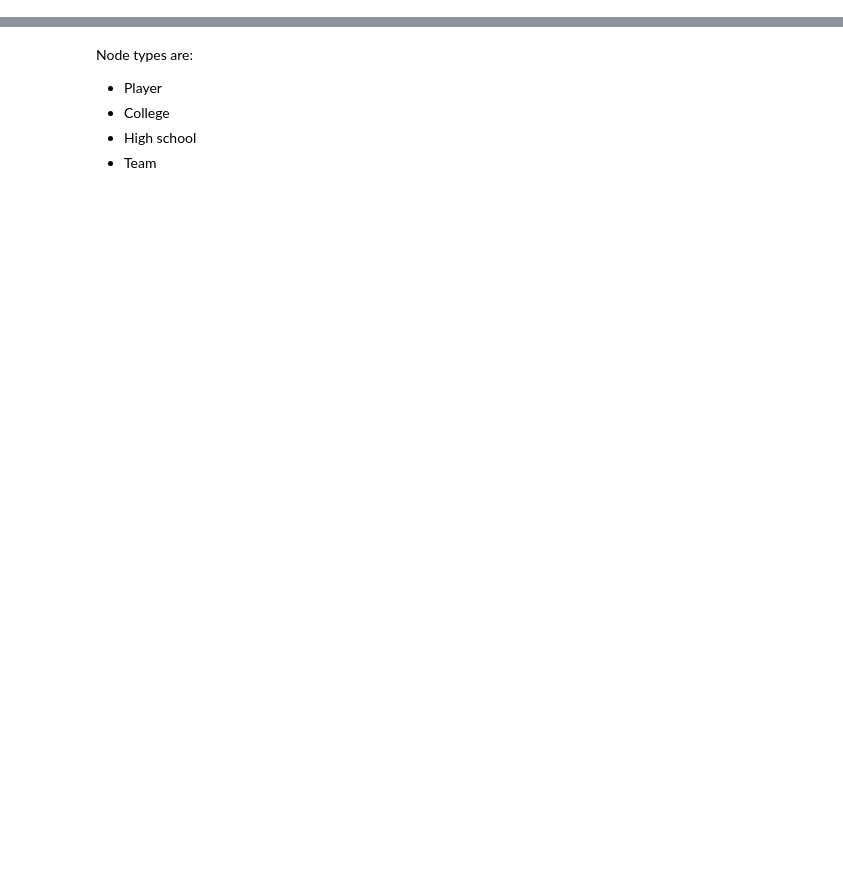
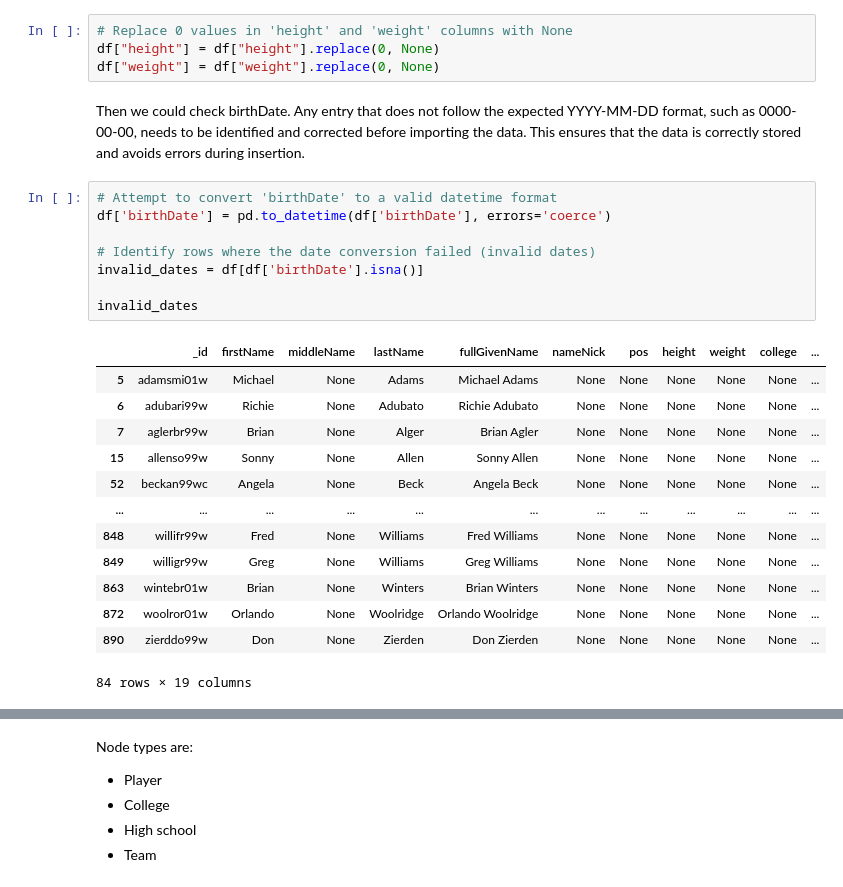
Before and after one commit to matounes/basket, a Jupyter notebook: eda.ipynb, the cells around one changed output, grey strips where cells are left out. Saved outputs shown, nothing was run; the diff lists cells and outputs as text; blank space fills up the shorter version.

```diff
--- a/eda.ipynb
+++ b/eda.ipynb
@@ -3,0 +163,28 @@ import numpy as np
+# %%
+# Replace 0 values in 'height' and 'weight' columns with None
+df["height"] = df["height"].replace(0, None)
+df["weight"] = df["weight"].replace(0, None)
+# %% [markdown]
+Then we could check birthDate. Any entry that does not follow the expected YYYY-MM-DD format, such as 0000-00-00, needs to be identified and corrected before importing the data. This ensures that the data is correctly stored and avoids errors during insertion.
+# %%
+# Attempt to convert 'birthDate' to a valid datetime format
+df['birthDate'] = pd.to_datetime(df['birthDate'], errors='coerce')
+
+# Identify rows where the date conversion failed (invalid dates)
+invalid_dates = df[df['birthDate'].isna()]
+
+invalid_dates
+# %% [output]
+|  | _id | firstName | middleName | lastName | fullGivenName | nameNick | pos | height | weight | college | ... |
+| 5 | adamsmi01w | Michael | None | Adams | Michael Adams | None | None | None | None | None | ... |
+| 6 | adubari99w | Richie | None | Adubato | Richie Adubato | None | None | None | None | None | ... |
+| 7 | aglerbr99w | Brian | None | Alger | Brian Agler | None | None | None | None | None | ... |
+| 15 | allenso99w | Sonny | None | Allen | Sonny Allen | None | None | None | None | None | ... |
+| 52 | beckan99wc | Angela | None | Beck | Angela Beck | None | None | None | None | None | ... |
+| ... | ... | ... | ... | ... | ... | ... | ... | ... | ... | ... | ... |
+| 848 | willifr99w | Fred | None | Williams | Fred Williams | None | None | None | None | None | ... |
+| 849 | willigr99w | Greg | None | Williams | Greg Williams | None | None | None | None | None | ... |
+| 863 | wintebr01w | Brian | None | Winters | Brian Winters | None | None | None | None | None | ... |
+| 872 | woolror01w | Orlando | None | Woolridge | Orlando Woolridge | None | None | None | None | None | ... |
+| 890 | zierddo99w | Don | None | Zierden | Don Zierden | None | None | None | None | None | ... |
+84 rows × 19 columns
```
Also changed, not shown: parts of 67 cells of this notebook.
